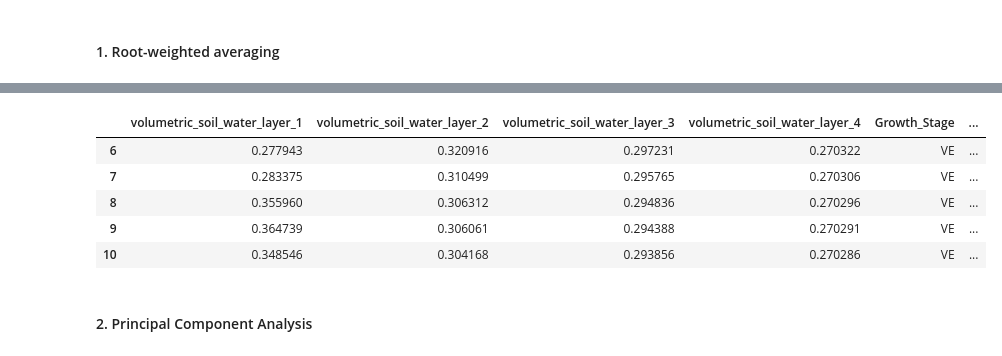
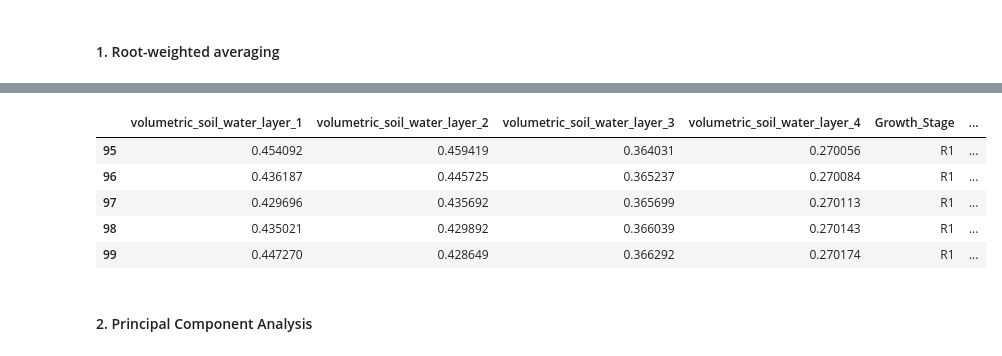
Before and after one commit to asembreek/fieldlens, a Jupyter notebook: notebooks/3. Feature Engineering.ipynb, the cells around one changed output, grey strips where cells are left out. Saved outputs shown, nothing was run; the diff lists cells and outputs as text; code cells hidden in the pictures.

```diff
--- a/notebooks/2. Feature Engineering.ipynb
+++ b/notebooks/3. Feature Engineering.ipynb
@@ -584,8 +610,14 @@ SM_M &= 0.3846(SM_{0-28}) + 0.4615(SM_{28-100}) + 0.1538(SM_{100-289})
 # %%
 def root_weight_average(row):
-    stages = ["Off-Season", "VT", "V16+", "V13", "V12", "V8-V9", "V6", "V4", "V2", "VE", "SoS"]
+    stages = [
+        "R6", "R5", "R4", "R3", "R2", "R1",
+        "VT", "V16+", "V13", "V12", "V8-V9", "V6", "V4", "V2", "VE", "SoS"
+    ]
+
     prefix = "volumetric_soil_water_layer"
     layers = range(1, 5)
+    if row["Growth_Stage"] == "Off-Season":
+        return 0
 
     current_label_i = stages.index(row["Growth_Stage"])
     soil_layers = row[[f"{prefix}_{l}" for l in layers]]
@@ -593,6 +625,14 @@ def root_weight_average(row):
     early_weights = [0.9375/2, 0.9375/2, 0.0625, 0]
     median_weights = [0.4285/2, 0.4285/2, 0.4762, 0.0953]
     mature_weights = [0.3846/2, 0.3846/2, 0.4615, 0.1538]
+
+    R1_weights = [0.3500/2, 0.3500/2, 0.5500, 0.1000]
+    R2_weights = [0.2500/2, 0.2500/2, 0.6667, 0.0417]
+    R3_weights = [0.3333/2, 0.3333/2, 0.6000, 0.1333]
+    R4_weights = [0.2857/2, 0.2857/2, 0.5714, 0.1429]
+    R5_weights = [0.2069/2, 0.2069/2, 0.7241, 0.1034]
+    R6_weights = [0.3478/2, 0.3478/2, 0.5217, 0.1304]
+    R_weights = np.array([R6_weights, R5_weights, R4_weights, R3_weights, R2_weights, R1_weights])
 
     early_start = stages.index("VE")
     early_cutoff = stages.index("V6")
@@ -608,18 +648,20 @@ def root_weight_average(row):
             soil_moisture += median_weights[i] * v
         elif current_label_i < median_cutoff and current_label_i >= mature_cutoff:
             soil_moisture += mature_weights[i] * v
+        elif current_label_i < mature_cutoff:
+            soil_moisture += R_weights[current_label_i, i] * v
 
     return soil_moisture
 # %%
 vw_df["root_weighted_soil_moisture"] = vw_df.apply(root_weight_average, axis=1)
-vw_df[vw_df["Growth_Stage"] == "VE"].head()
+vw_df[vw_df["Growth_Stage"] == "R1"].head()
 # %% [output]
 |  | volumetric_soil_water_layer_1 | volumetric_soil_water_layer_2 | volumetric_soil_water_layer_3 | volumetric_soil_water_layer_4 | Growth_Stage | ... |
-| 6 | 0.277943 | 0.320916 | 0.297231 | 0.270322 | VE | ... |
-| 7 | 0.283375 | 0.310499 | 0.295765 | 0.270306 | VE | ... |
-| 8 | 0.355960 | 0.306312 | 0.294836 | 0.270296 | VE | ... |
-| 9 | 0.364739 | 0.306061 | 0.294388 | 0.270291 | VE | ... |
-| 10 | 0.348546 | 0.304168 | 0.293856 | 0.270286 | VE | ... |
+| 95 | 0.454092 | 0.459419 | 0.364031 | 0.270056 | R1 | ... |
+| 96 | 0.436187 | 0.445725 | 0.365237 | 0.270084 | R1 | ... |
+| 97 | 0.429696 | 0.435692 | 0.365699 | 0.270113 | R1 | ... |
+| 98 | 0.435021 | 0.429892 | 0.366039 | 0.270143 | R1 | ... |
+| 99 | 0.447270 | 0.428649 | 0.366292 | 0.270174 | R1 | ... |
 # %%
 engineered_df["root_weighted_soil_moisture"] = vw_df["root_weighted_soil_moisture"].copy()
 # %% [markdown]
```
Also changed, not shown: parts of 6 cells of this notebook, 3 other files.
